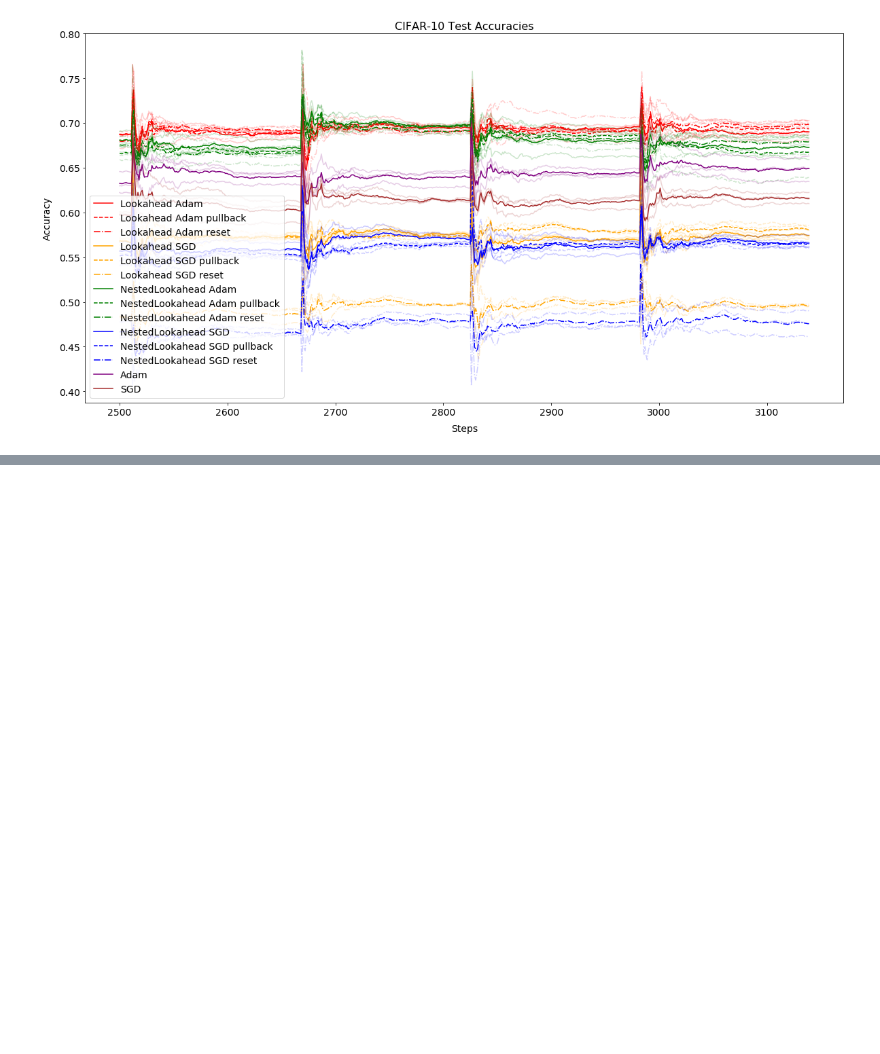
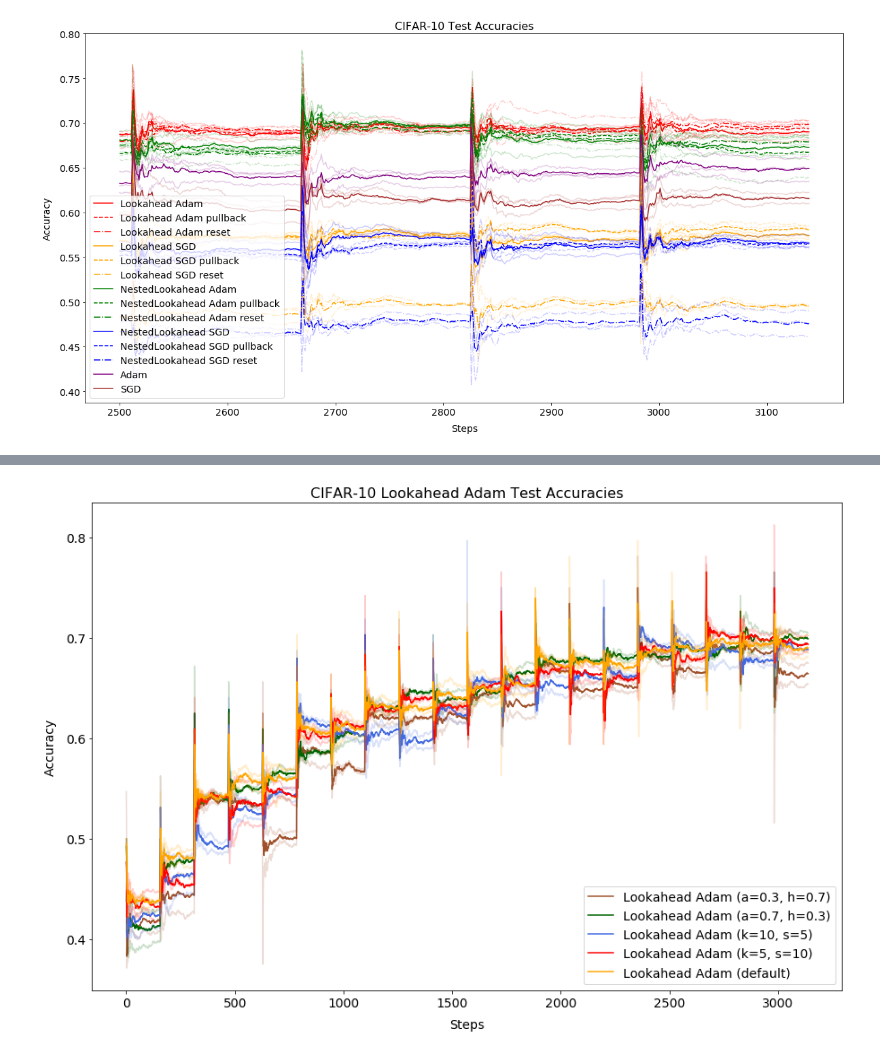
Before and after one commit to johngilbert2000/nested_lookahead, a Jupyter notebook: plot_results.ipynb, the cells around one changed output, grey strips where cells are left out. Drawn from its saved outputs; the diff is of its cells as text; code cells hidden in the pictures; blank space fills up the shorter version.

```diff
--- a/plot_results.ipynb
+++ b/plot_results.ipynb
@@ -193,0 +428,9 @@ plt.show()
+# %%
+method = 'Lookahead Adam'
+experiment_type = LA_adam_exp
+default = LA_adam_exp_defaults
+default = queries(default, without=['pullback','reset'])
+
+create_plot(method, experiment_type, default)
+# %% [output]
+[figure, added]
```
Also changed, not shown: parts of 20 cells of this notebook, 10 other files.
